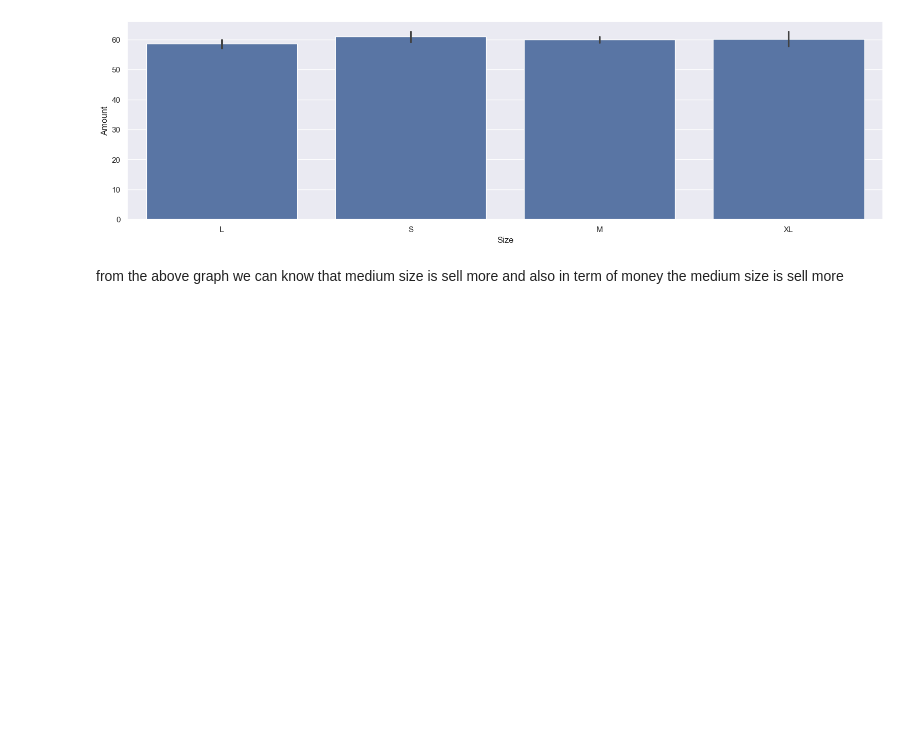
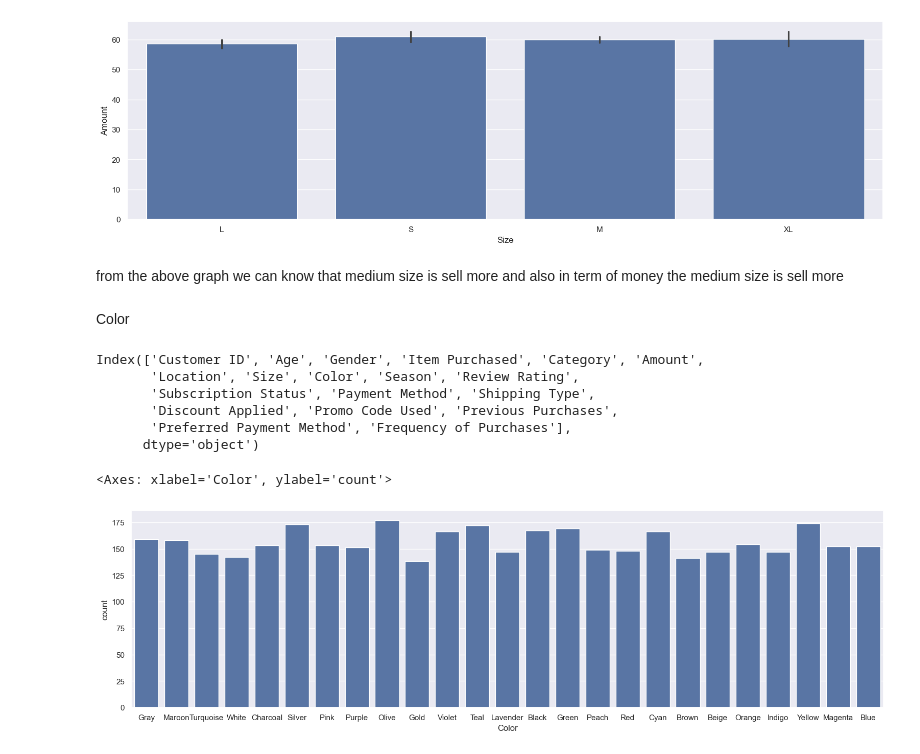
Before and after one commit to Amanmishra03/data-analysis---project, a Jupyter notebook: sales trends analysis/analysis.ipynb, the cells around one changed output. Saved outputs shown, nothing was run; the diff lists cells and outputs as text; code cells hidden in the pictures; blank space fills up the shorter version.

Commit message:
data analysis

```diff
--- a/sales trends analysis/analysis.ipynb
+++ b/sales trends analysis/analysis.ipynb
@@ -312,3 +312,19 @@ sns.barplot(x='Size', y='Amount', data=df)
 [figure]
 # %% [markdown]
 from the above graph we can know that medium size is sell more and also in term of money the medium size is sell more
+# %% [markdown]
+Color
+# %%
+df.columns
+# %% [output]
+Index(['Customer ID', 'Age', 'Gender', 'Item Purchased', 'Category', 'Amount',
+       'Location', 'Size', 'Color', 'Season', 'Review Rating',
+       'Subscription Status', 'Payment Method', 'Shipping Type',
+       'Discount Applied', 'Promo Code Used', 'Previous Purchases',
+       'Preferred Payment Method', 'Frequency of Purchases'],
+      dtype='object')
+# %%
+sns.countplot(x='Color', data=df)
+# %% [output]
+<Axes: xlabel='Color', ylabel='count'>
+[figure, added]
```
Also changed, not shown: parts of 11 cells of this notebook.
